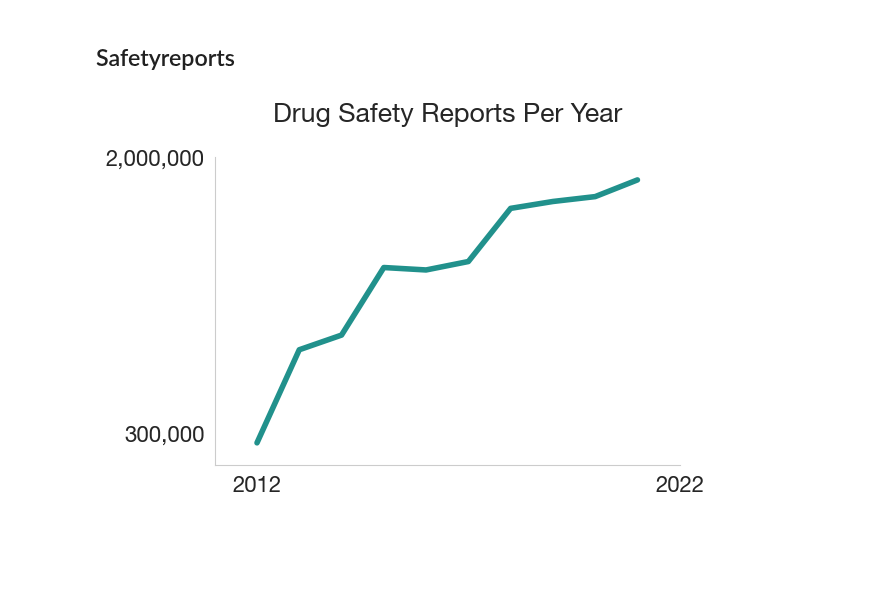
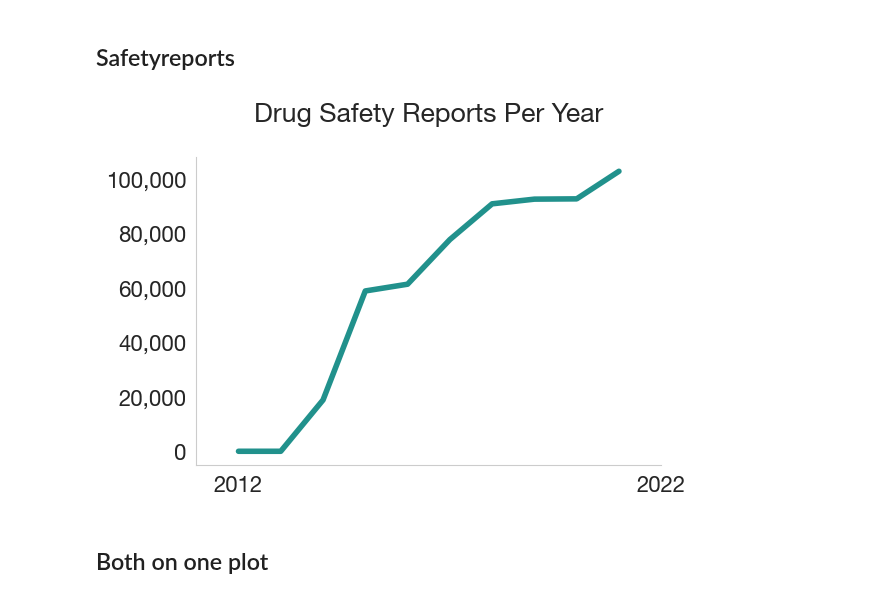
Before and after one commit to KarelDO/BioDEX, a Jupyter notebook: analysis/medline_citations_per_year.ipynb, the cells around one changed output. Drawn from its saved outputs; the diff is of its cells as text; code cells hidden in the pictures; blank space fills up the shorter version.

Commit message:
report and article trend on same plot

```diff
--- a/analysis/medline_citations_per_year.ipynb
+++ b/analysis/medline_citations_per_year.ipynb
@@ -146,7 +105,8 @@ import seaborn as sns
 import re
 
 lines = []
-with open('./faers_safetyreports_per_file.txt', 'r') as fp:
+# with open('./faers_safetyreports_per_file.txt', 'r') as fp:
+with open('./faers_literaturereference_per_file.txt', 'r') as fp:
     lines = fp.readlines()
 
 years = []
@@ -203,37 +163,39 @@ ax.legend().remove()
 # Set the y-axis limits and tick positions
 # y_min = data['reports'].min()
 # y_max = data['reports'].max()
-y_min = 100000
-y_max = 2000000
+# y_min = 100000
+# y_max = 2000000
 x_min = 2011
 x_max = 2021
 # ax.set_ylim(y_min, y_max)
-ax.set_ylim(y_min, y_max)
+# ax.set_ylim(y_min, y_max)
 ax.set_xlim(x_min, x_max)
-ax.yaxis.set_ticks(np.linspace(y_min + 200000, y_max, 2))
+# ax.yaxis.set_ticks(np.linspace(y_min + 200000, y_max, 2))
 ax.xaxis.set_ticks(np.linspace(x_min + 1, x_max + 1, 2))
 
 ax.yaxis.set_major_formatter(plt.FuncFormatter(lambda x, _: '{:,.0f}'.format(x)))
 
 arrowprops = dict(
     arrowstyle="<-",
     color='gray')
 
 # ax.annotate('Three reports every minute',
 #             xy=(final_year + 0.2, final_citation),
 #             xytext=(final_year + 2, final_citation),  # Adjust the position of the annotation
 #             arrowprops=arrowprops,
 #             annotation_clip=False,
 #             ha='left',
 #             va='center')
 
 # Set title and labels
 plt.title('Drug Safety Reports Per Year\n')
 plt.xlabel('')
 # plt.ylabel('Number of Reports')
 
 # Show the plot
-plt.savefig('./plots/reports_per_year.png', dpi=300, bbox_inches='tight')
+# plt.savefig('./plots/reports_per_year.png', dpi=300, bbox_inches='tight')
 plt.show()
 # %% [output]
-[figure, old version]
+[figure, new version]
+# %% [markdown]
+## Both on one plot
```
Also changed, not shown: parts of 3 cells of this notebook, 4 other files.
